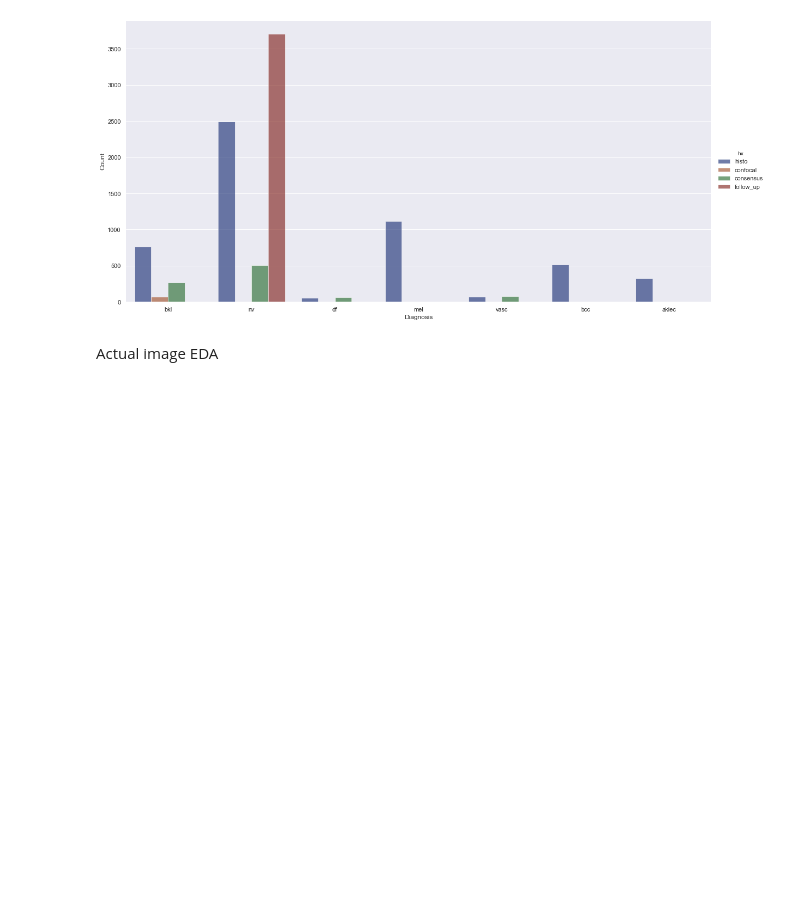
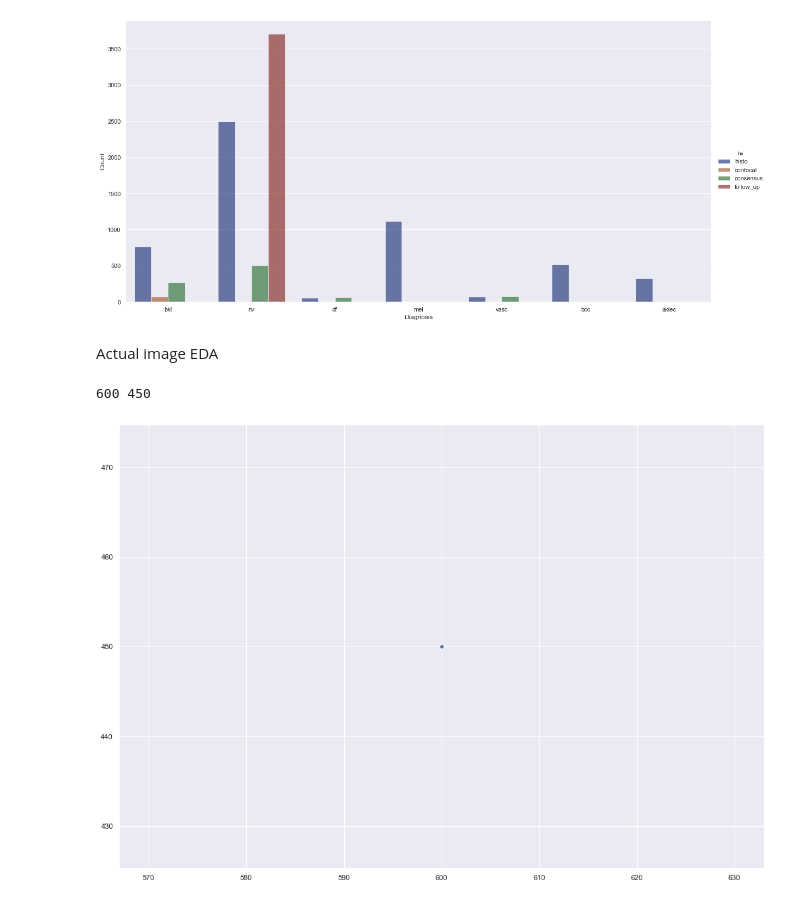
Before and after one commit to DataScience4Health-Fall2022/termproject-group-4, a Jupyter notebook: exploratory.ipynb, the cells around one changed output. Saved outputs shown, nothing was run; the diff lists cells and outputs as text; code cells hidden in the pictures; blank space fills up the shorter version.

```diff
--- a/exploratory.ipynb
+++ b/exploratory.ipynb
@@ -376,3 +365,10 @@ for sd in sds:
         h, w  = get_dims(file)
         hs.append(h)
         ws.append(w)
+# %%
+g = sns.scatterplot(x=ws, y=hs)
+print(ws[0], hs[0])
+# so all images are 600 x 450
+# %% [output]
+600 450
+[figure, added]
```
Also changed, not shown: parts of 8 cells of this notebook, 1 other file.
